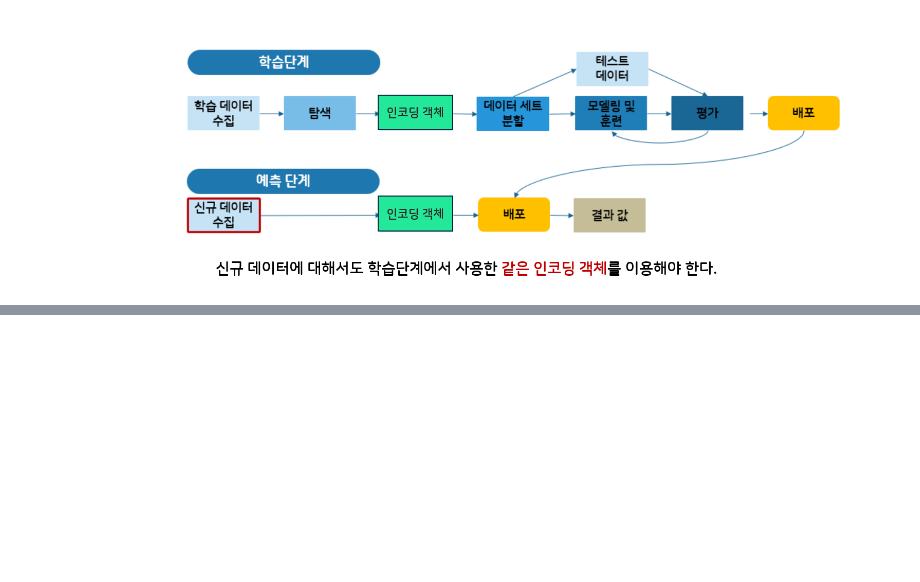
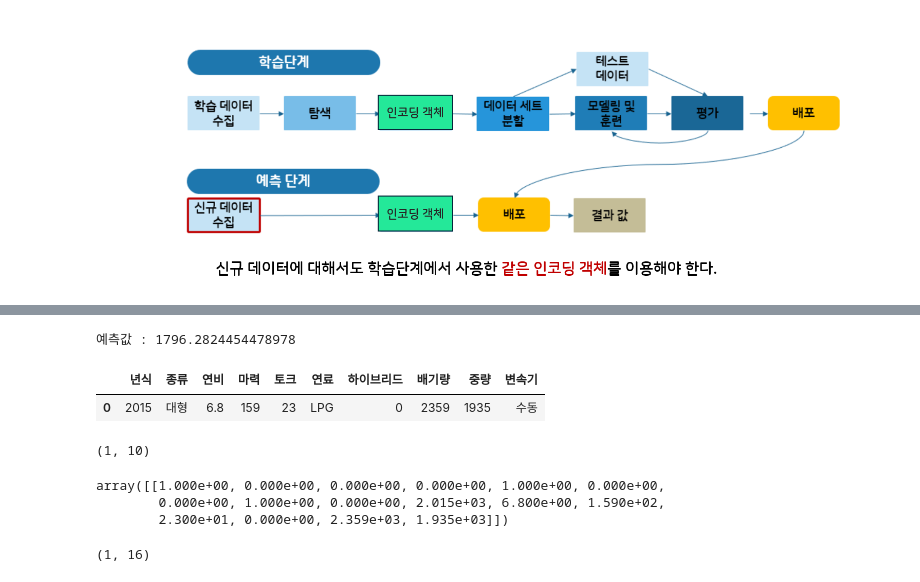
Before and after one commit to yejuPark/ML, a Jupyter notebook: class/1일차/1.머신러닝/12.회귀_현대자동차가격예측/1.선형회귀모델.ipynb, the cells around one changed output, grey strips where cells are left out. Cells and saved outputs as stored; diff of their text form; code cells hidden in the pictures; blank space fills up the shorter version.

```diff
--- a/class/1일차/1.머신러닝/12.회귀_현대자동차가격예측/1.선형회귀모델.ipynb
+++ b/class/1일차/1.머신러닝/12.회귀_현대자동차가격예측/1.선형회귀모델.ipynb
@@ -55,12 +115,39 @@ Index(['년식', '종류', '연비', '마력', '토크', '연료', '하이브리
 # %%
 ##########모델 예측
 
+# 데이터수집
 x_real = [
     [2015, '대형', 6.8, 159, 23, 'LPG', 0,2359, 1935, '수동']
 ]
 x_real_df = pd.DataFrame(x_real, columns=['년식', '종류', '연비', '마력', '토크', '연료', '하이브리드', '배기량', '중량', '변속기'])
 
 
+# 인코딩(transform)
+x_real_en = transformer.transform(x_real_df)
 
 
-print(f'예측값: {}')
+# 예측값 출력
+y_real_predict = model.predict(x_real_en)
+
+print(f'예측값 : {y_real_predict[0]}')
+# %% [output]
+예측값 : 1796.2824454478978
+# %%
+x_real_df
+# %% [output]
+|  | 년식 | 종류 | 연비 | 마력 | 토크 | 연료 | 하이브리드 | 배기량 | 중량 | 변속기 |
+| 0 | 2015 | 대형 | 6.8 | 159 | 23 | LPG | 0 | 2359 | 1935 | 수동 |
+# %%
+x_real_df.shape
+# %% [output]
+(1, 10)
+# %%
+x_real_en
+# %% [output]
+array([[1.000e+00, 0.000e+00, 0.000e+00, 0.000e+00, 1.000e+00, 0.000e+00,
+        0.000e+00, 1.000e+00, 0.000e+00, 2.015e+03, 6.800e+00, 1.590e+02,
+        2.300e+01, 0.000e+00, 2.359e+03, 1.935e+03]])
+# %%
+x_real_en.shape
+# %% [output]
+(1, 16)
```
Also changed, not shown: parts of 9 cells of this notebook, 8 other files.
